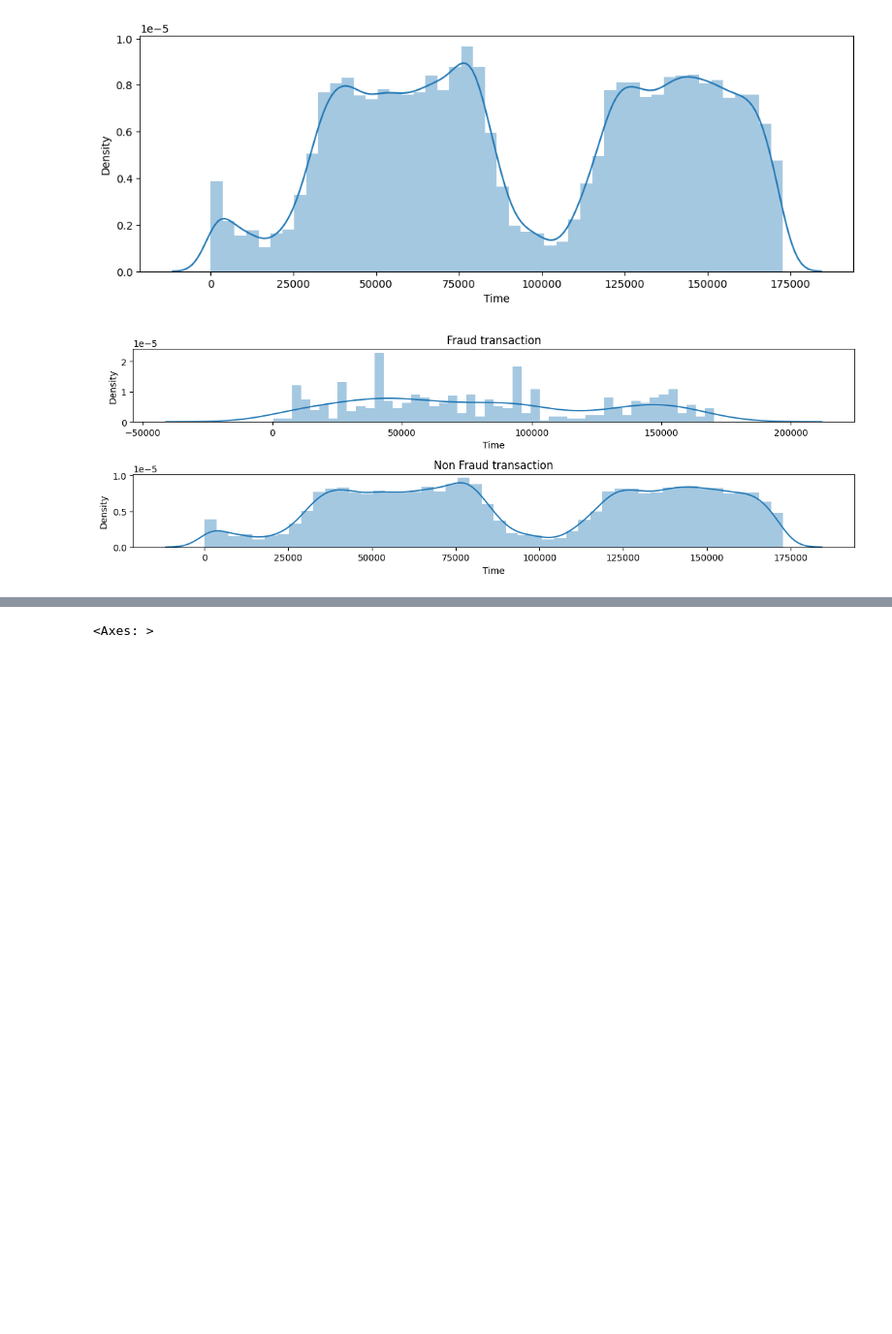
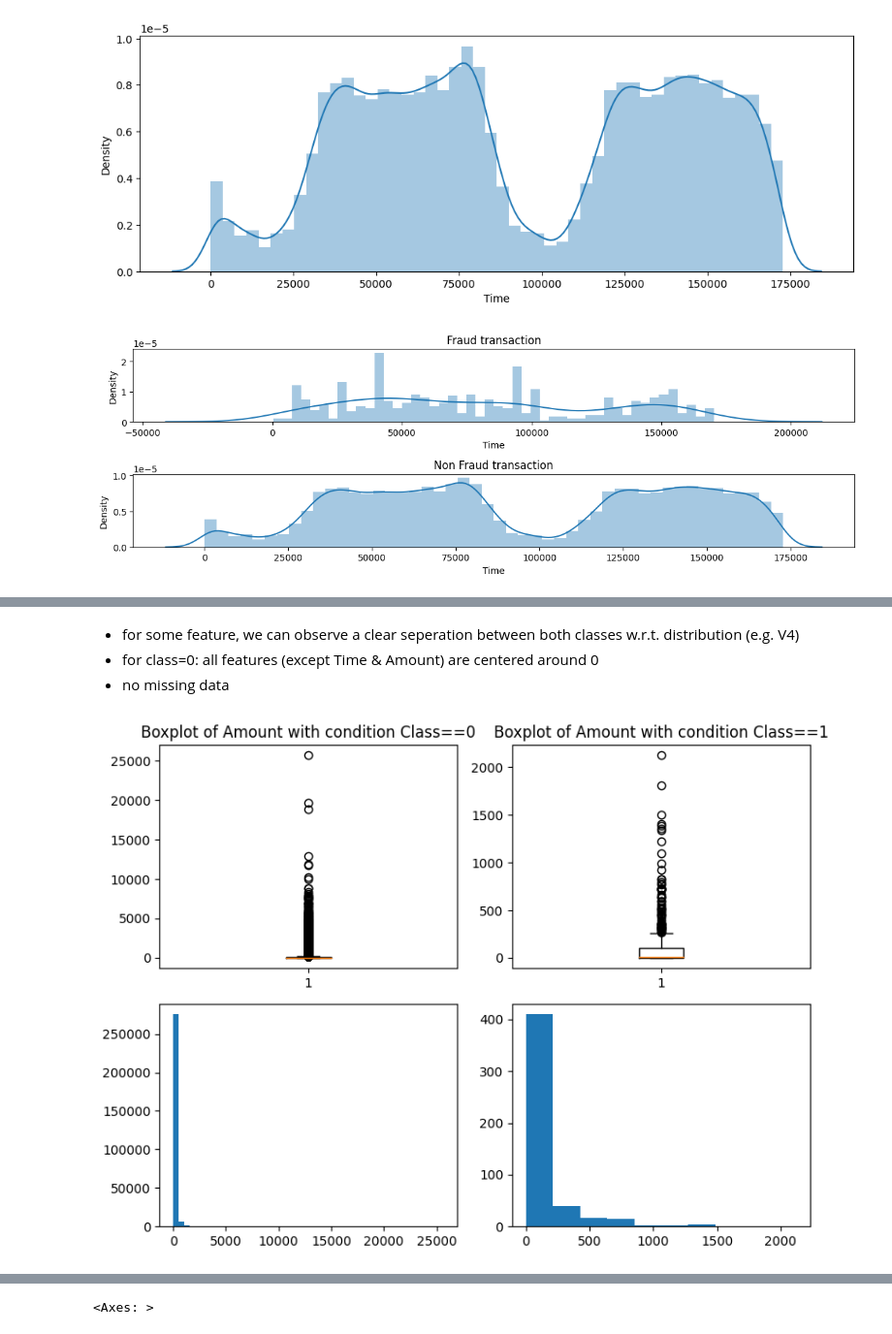
Before and after one commit to gavanp/credit_card_fraud_detection, a Jupyter notebook: Credit_Card_Fraud_Detection.ipynb, the cells around one changed output, grey strips where cells are left out. Shown: that part at 97% size. Cells and saved outputs as stored; diff of their text form; code cells hidden in the pictures; blank space fills up the shorter version.

```diff
--- a/Credit_Card_Fraud_Detection.ipynb
+++ b/Credit_Card_Fraud_Detection.ipynb
@@ -92 +112,16 @@ plt.tight_layout()
+# %% [markdown]
+* for some feature, we can observe a clear seperation between both classes w.r.t. distribution (e.g. V4)
+* for class=0: all features (except Time & Amount) are centered around 0
+* no missing data
+# %%
+fig, ax = plt.subplots(2,2, figsize=(8,6))
+ax[0,0].boxplot(df[df['Class']==0]['Amount'])
+ax[0,0].set_title('Boxplot of Amount with condition Class==0')
+ax[0,1].boxplot(df[df['Class']==1]['Amount'])
+ax[0,1].set_title('Boxplot of Amount with condition Class==1')
+ax[1,0].hist(df[df['Class']==0]['Amount'], bins=50)
+ax[1,1].hist(df[df['Class']==1]['Amount'])
+plt.tight_layout()
+# %% [output]
+[figure, added]
 # %%
```
Also changed, not shown: parts of 18 cells of this notebook.
